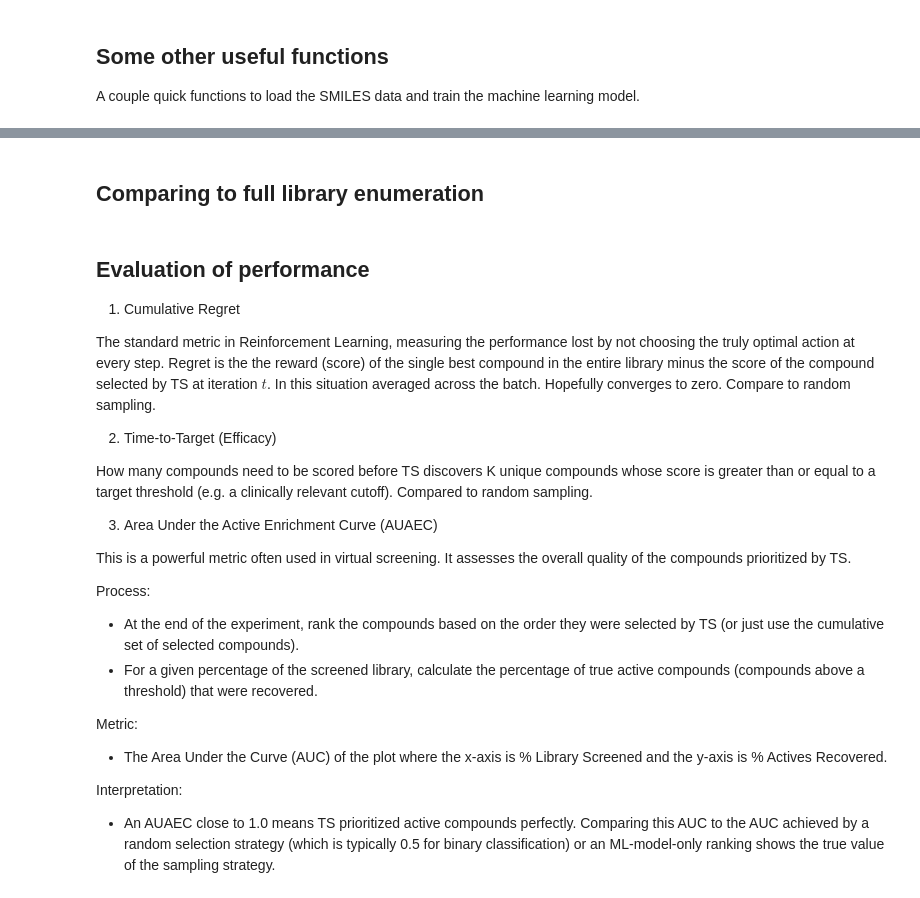
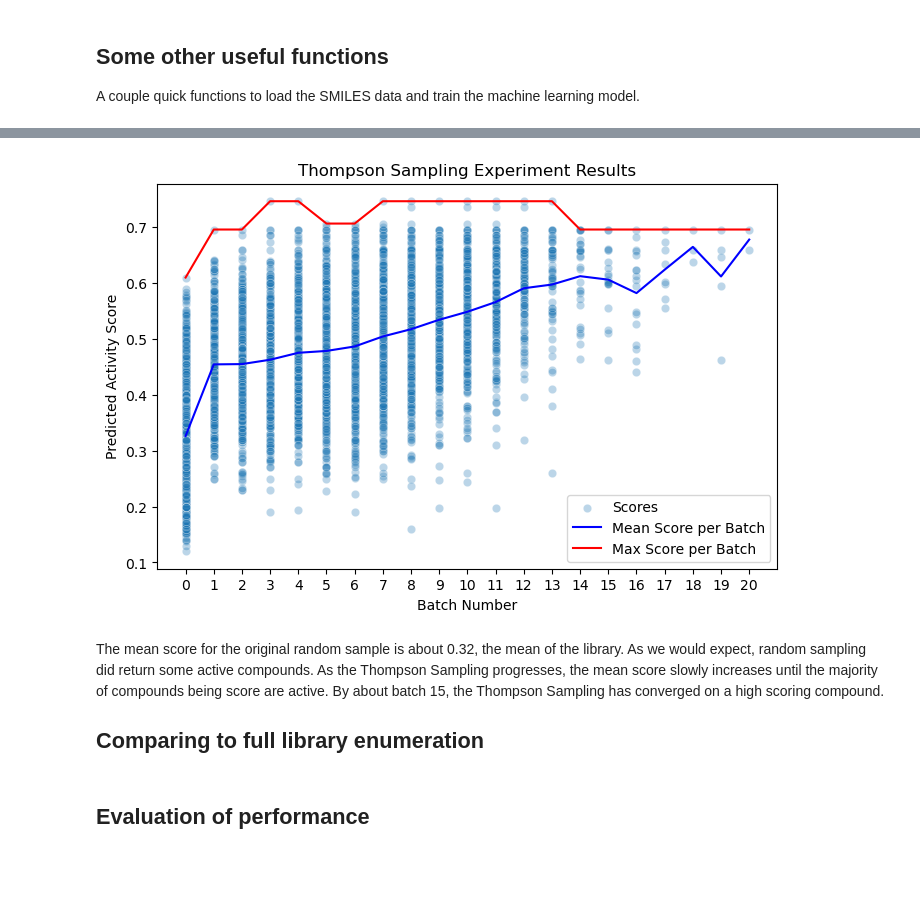
Before and after one commit to jonswain/TS-for-classification, a Jupyter notebook: TS-for-classification.ipynb, the cells around one changed output, grey strips where cells are left out. Drawn from its saved outputs; the diff is of its cells as text; code cells hidden in the pictures; blank space fills up the shorter version.

```diff
--- a/TS-for-classification.ipynb
+++ b/TS-for-classification.ipynb
@@ -128,7 +127,7 @@ class Synthon:
             self.beta = 1.0 + sum(1 - score for score in self.initial_scores)
             self.alpha = max(1.0, self.alpha)
             self.beta = max(1.0, self.beta)
-        self.initial_scores = []
+        # self.initial_scores = []
 
     def sample_logit(self) -> float:
         """Draws a sample from the current Beta distribution and returns its logit.
@@ -159,8 +158,9 @@ class Synthon:
             raise ValueError(
                 "Distribution parameters must be initialized before updating."
             )
-        self.alpha += p_pred
-        self.beta += 1 - p_pred
+
+        self.alpha = self.alpha + p_pred
+        self.beta = self.beta + (1 - p_pred)
 # %% [markdown]
 The second is a `Compound` class, used to store information and data about enumerated virtual compounds, including the score from the classification machine learning model.
 # %%
@@ -480,6 +476,6 @@ experiment = TSExperiment(
     reaction_smarts="N[c:4][c:3]C(O)=O.[#6:1][NH2].[#6:2]C(=O)[OH]>>[C:2]c1n[c:4][c:3]c(=O)n1[C:1]",
     ml_model=ml_model,
 )
-experiment.initialize_distributions(n_initial_scores=10000)
-experiment.run_ts_loop(n_iterations=50000, scoring_batch_size=1000)
+experiment.initialize_distributions(n_initial_scores=3000)
+experiment.run_ts_loop(n_iterations=10000, scoring_batch_size=500)
 ts_end = time.time()
@@ -486,4 +491,41 @@ ts_end = time.time()
+# %%
+fig, ax = plt.subplots(figsize=(8, 5))
+sns.scatterplot(
+    experiment.summarise_results(),
+    x="batch",
+    y="score",
+    ax=ax,
+    label="Scores",
+    alpha=0.3,
+)
+sns.lineplot(
+    experiment.summarise_results().groupby("batch")["score"].mean().reset_index(),
+    x="batch",
+    y="score",
+    ax=ax,
+    color="blue",
+    label="Mean Score per Batch",
+)
+sns.lineplot(
+    experiment.summarise_results().groupby("batch")["score"].max().reset_index(),
+    x="batch",
+    y="score",
+    ax=ax,
+    color="red",
+    label="Max Score per Batch",
+)
+ax.set(
+    title="Thompson Sampling Experiment Results",
+    xlabel="Batch Number",
+    ylabel="Predicted Activity Score",
+    xticks=range(0, 21),
+)
+plt.show()
+# %% [output]
+[figure, added]
 # %% [markdown]
+The mean score for the original random sample is about 0.32, the mean of the library. As we would expect, random sampling did return some active compounds. As the Thompson Sampling progresses, the mean score slowly increases until the majority of compounds being score are active. By about batch 15, the Thompson Sampling has converged on a high scoring compound.
+
 ## Comparing to full library enumeration
 # %%
 def enumerature_entire_library() -> pd.DataFrame:
@@ -561,28 +604,6 @@ library["herg_rank"] = library["herg_predictions"].rank(ascending=False)
 full_library_end = time.time()
 # %% [markdown]
 ## Evaluation of performance
-
-1. Cumulative Regret
-
-The standard metric in Reinforcement Learning, measuring the performance lost by not choosing the truly optimal action at every step. Regret is the the reward (score) of the single best compound in the entire library minus the score of the compound selected by TS at iteration $t$. In this situation averaged across the batch. Hopefully converges to zero. Compare to random sampling.
-
-2. Time-to-Target (Efficacy)
-
-How many compounds need to be scored before TS discovers K unique compounds whose score is greater than or equal to a target threshold (e.g. a clinically relevant cutoff). Compared to random sampling.
-
-3. Area Under the Active Enrichment Curve (AUAEC)
-
-This is a powerful metric often used in virtual screening. It assesses the overall quality of the compounds prioritized by TS.
-
-Process:
- - At the end of the experiment, rank the compounds based on the order they were selected by TS (or just use the cumulative set of selected compounds).
- - For a given percentage of the screened library, calculate the percentage of true active compounds (compounds above a threshold) that were recovered.
-
- Metric:
- - The Area Under the Curve (AUC) of the plot where the x-axis is % Library Screened and the y-axis is % Actives Recovered.
-
- Interpretation:
- - An AUAEC close to 1.0 means TS prioritized active compounds perfectly. Comparing this AUC to the AUC achieved by a random selection strategy (which is typically 0.5 for binary classification) or an ML-model-only ranking shows the true value of the sampling strategy.
 # %%
 log.info("Thompson Sampling took %.1f minutes", (ts_end - ts_start) / 60)
 log.info(
```
Also changed, not shown: parts of 7 cells of this notebook.
